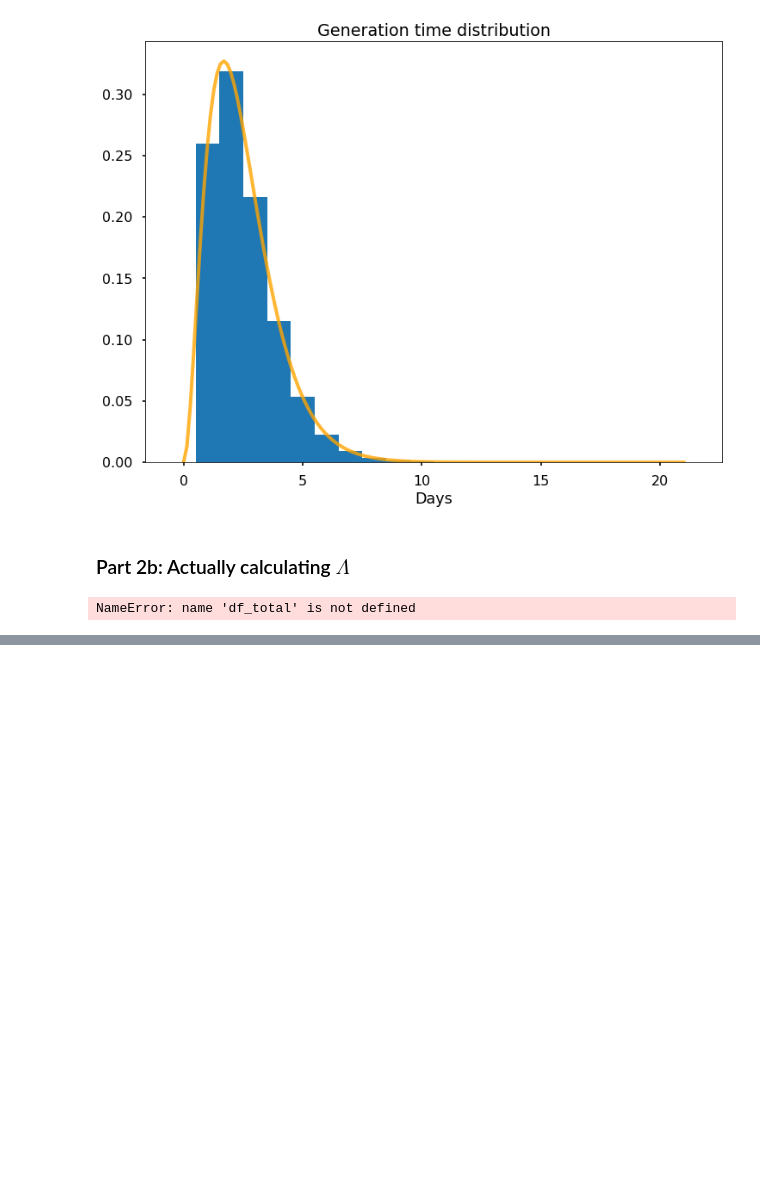
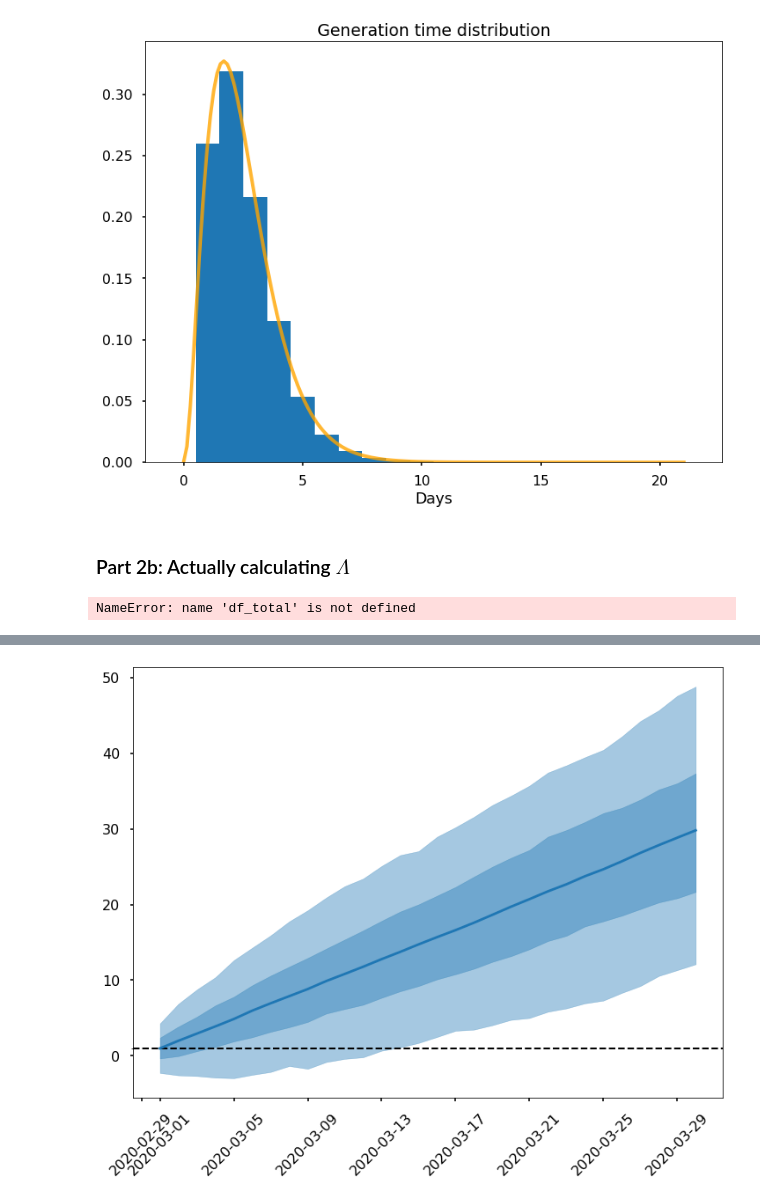
Before and after one commit to tdennisliu/covid19-forecasting-aus, a Jupyter notebook: model/Reff_estimator.ipynb, the cells around one changed output, grey strips where cells are left out. Drawn from its saved outputs; the diff is of its cells as text; code cells hidden in the pictures; blank space fills up the shorter version.

Commit message:
added functions for sampling from posterior and plotting

```diff
--- a/model/Reff_estimator.ipynb
+++ b/model/Reff_estimator.ipynb
@@ -298,0 +381,15 @@ lambda_t
+# %%
+## plot results
+
+
+test = np.random.normal(loc=1, scale = 2, size =(30,1000))
+test_c = np.cumsum(test, axis=0)
+
+test_sum = generate_summary(test_c)
+
+fig, ax = plot_Reff(test_sum,
+                    dates=pd.date_range(start='2020-03-01', periods=30))
+
+plt.show()
+# %% [output]
+[figure, added]
```
Also changed, not shown: parts of 4 cells of this notebook.
